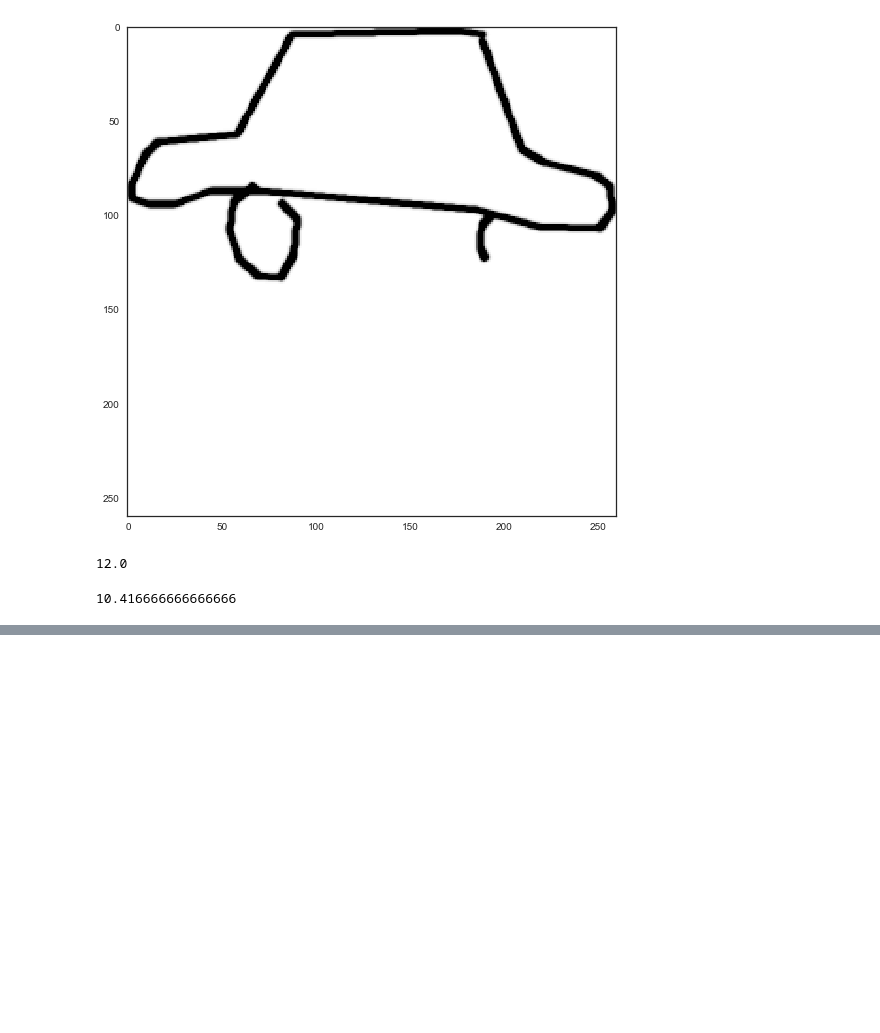
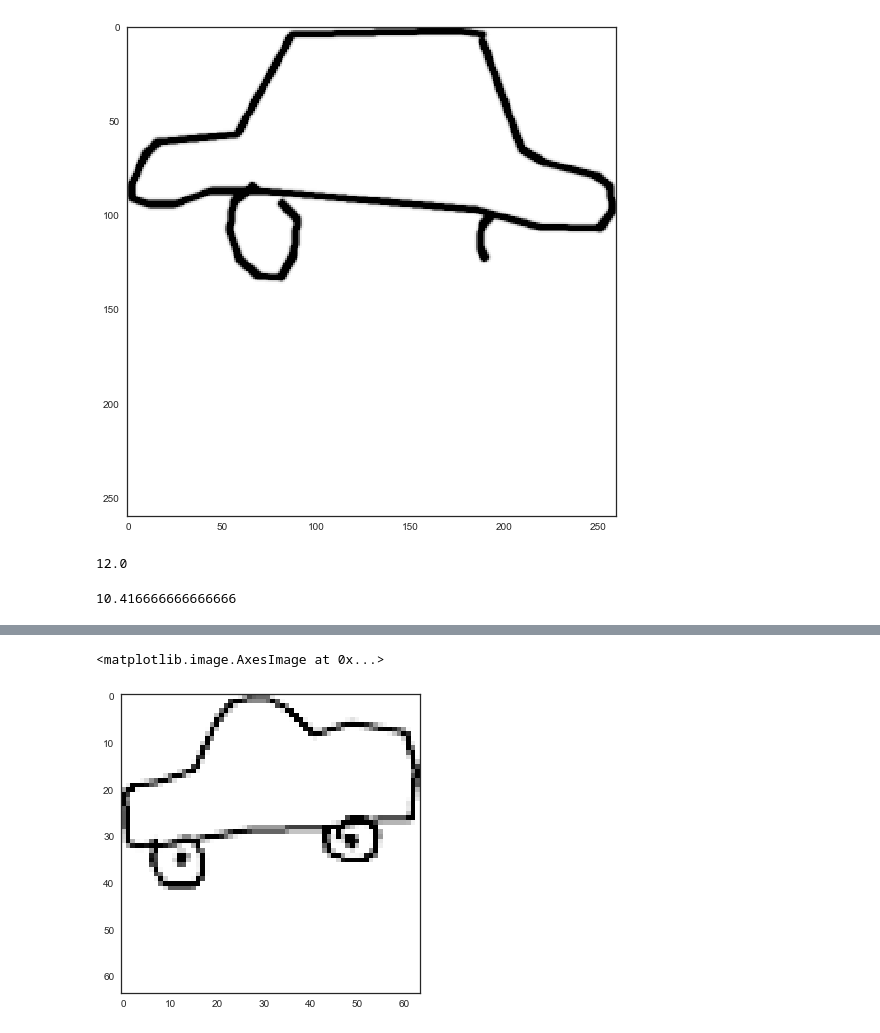
Before and after one commit to DenisCB/doodle_recognition, a Jupyter notebook: ML/strokes_to_bitmap.ipynb, the cells around one changed output, grey strips where cells are left out. Saved outputs shown, nothing was run; the diff lists cells and outputs as text; code cells hidden in the pictures; blank space fills up the shorter version.

```diff
--- a/ML/strokes_to_bitmap.ipynb
+++ b/ML/strokes_to_bitmap.ipynb
@@ -132,0 +163,5 @@ def drawing2array(drawing):
+# %%
+plt.imshow(im2arr(drawings[3]['image']))
+# %% [output]
+<matplotlib.image.AxesImage at 0x...>
+[figure, added]
```
Also changed, not shown: parts of 6 cells of this notebook, 5 other files.
